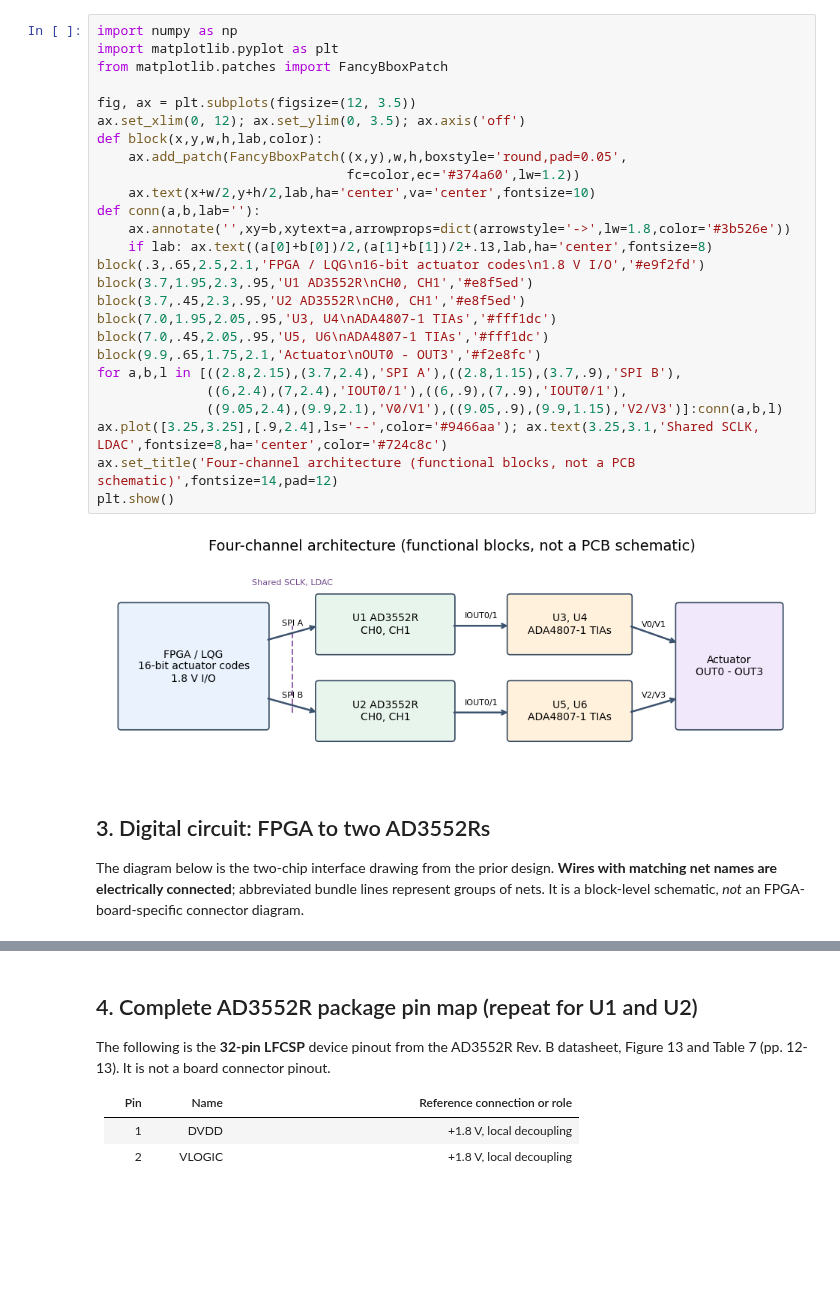
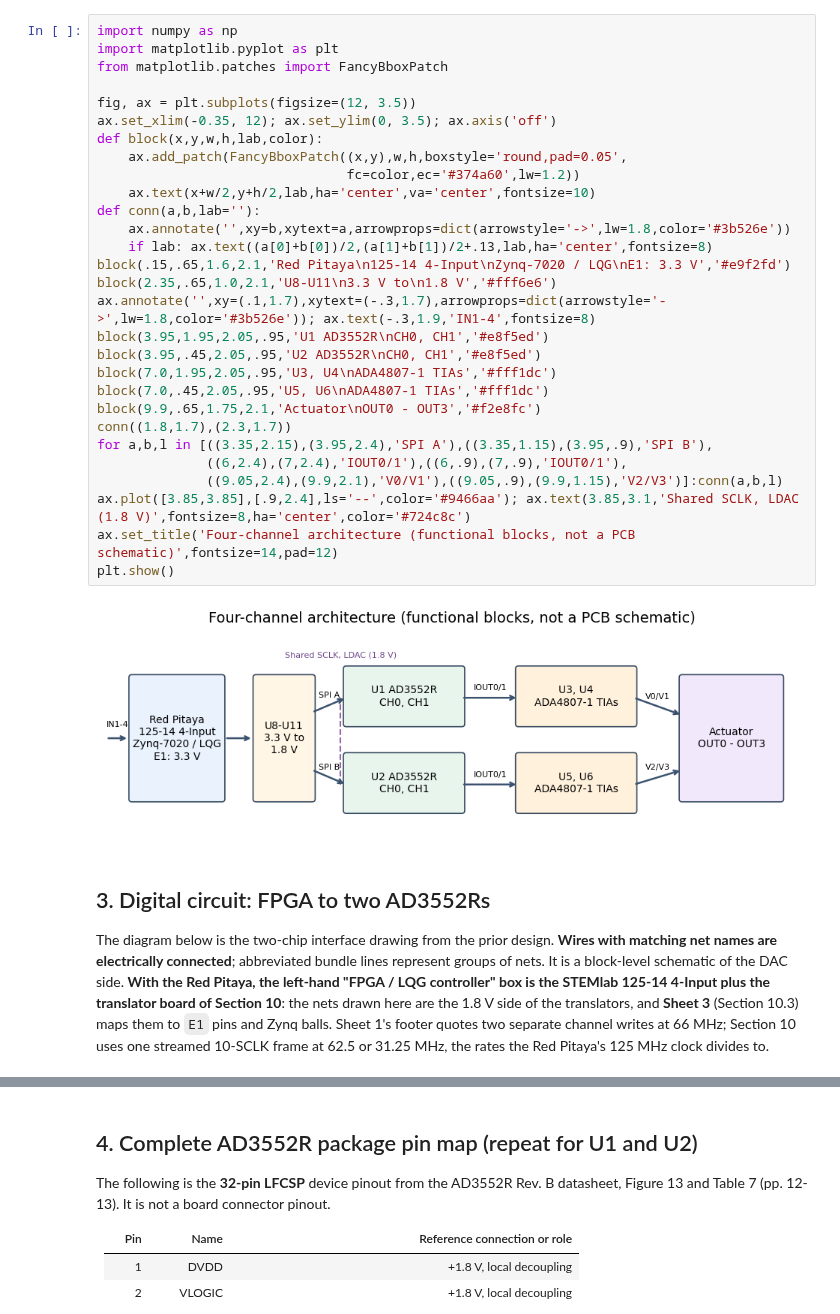
Before and after one commit to phwl/doodle, a Jupyter notebook: FPGA-based-LQG-and-HIL-simulator-for-nanomechanical-systems/pylqg_project/notebooks/AD3552R_four_channel_DAC_circuit_design_tutorial.ipynb, the cells around one changed output, grey strips where cells are left out. Cells and saved outputs as stored; diff of their text form; blank space fills up the shorter version.

Commit message:
add pcb design

```diff
--- a/FPGA-based-LQG-and-HIL-simulator-for-nanomechanical-systems/pylqg_project/notebooks/AD3552R_four_channel_DAC_circuit_design_tutorial.ipynb
+++ b/FPGA-based-LQG-and-HIL-simulator-for-nanomechanical-systems/pylqg_project/notebooks/AD3552R_four_channel_DAC_circuit_design_tutorial.ipynb
@@ -46,35 +51,38 @@ The original design study considers a plant sensed every $T_s=64$ ns and a **lif
 # %%
 import numpy as np
 import matplotlib.pyplot as plt
 from matplotlib.patches import FancyBboxPatch
 
 fig, ax = plt.subplots(figsize=(12, 3.5))
-ax.set_xlim(0, 12); ax.set_ylim(0, 3.5); ax.axis('off')
+ax.set_xlim(-0.35, 12); ax.set_ylim(0, 3.5); ax.axis('off')
 def block(x,y,w,h,lab,color):
     ax.add_patch(FancyBboxPatch((x,y),w,h,boxstyle='round,pad=0.05',
                                 fc=color,ec='#374a60',lw=1.2))
     ax.text(x+w/2,y+h/2,lab,ha='center',va='center',fontsize=10)
 def conn(a,b,lab=''):
     ax.annotate('',xy=b,xytext=a,arrowprops=dict(arrowstyle='->',lw=1.8,color='#3b526e'))
     if lab: ax.text((a[0]+b[0])/2,(a[1]+b[1])/2+.13,lab,ha='center',fontsize=8)
-block(.3,.65,2.5,2.1,'FPGA / LQG\n16-bit actuator codes\n1.8 V I/O','#e9f2fd')
-block(3.7,1.95,2.3,.95,'U1 AD3552R\nCH0, CH1','#e8f5ed')
-block(3.7,.45,2.3,.95,'U2 AD3552R\nCH0, CH1','#e8f5ed')
+block(.15,.65,1.6,2.1,'Red Pitaya\n125-14 4-Input\nZynq-7020 / LQG\nE1: 3.3 V','#e9f2fd')
+block(2.35,.65,1.0,2.1,'U8-U11\n3.3 V to\n1.8 V','#fff6e6')
+ax.annotate('',xy=(.1,1.7),xytext=(-.3,1.7),arrowprops=dict(arrowstyle='->',lw=1.8,color='#3b526e')); ax.text(-.3,1.9,'IN1-4',fontsize=8)
+block(3.95,1.95,2.05,.95,'U1 AD3552R\nCH0, CH1','#e8f5ed')
+block(3.95,.45,2.05,.95,'U2 AD3552R\nCH0, CH1','#e8f5ed')
 block(7.0,1.95,2.05,.95,'U3, U4\nADA4807-1 TIAs','#fff1dc')
 block(7.0,.45,2.05,.95,'U5, U6\nADA4807-1 TIAs','#fff1dc')
 block(9.9,.65,1.75,2.1,'Actuator\nOUT0 - OUT3','#f2e8fc')
-for a,b,l in [((2.8,2.15),(3.7,2.4),'SPI A'),((2.8,1.15),(3.7,.9),'SPI B'),
+conn((1.8,1.7),(2.3,1.7))
+for a,b,l in [((3.35,2.15),(3.95,2.4),'SPI A'),((3.35,1.15),(3.95,.9),'SPI B'),
               ((6,2.4),(7,2.4),'IOUT0/1'),((6,.9),(7,.9),'IOUT0/1'),
               ((9.05,2.4),(9.9,2.1),'V0/V1'),((9.05,.9),(9.9,1.15),'V2/V3')]:conn(a,b,l)
-ax.plot([3.25,3.25],[.9,2.4],ls='--',color='#9466aa'); ax.text(3.25,3.1,'Shared SCLK, LDAC',fontsize=8,ha='center',color='#724c8c')
+ax.plot([3.85,3.85],[.9,2.4],ls='--',color='#9466aa'); ax.text(3.85,3.1,'Shared SCLK, LDAC (1.8 V)',fontsize=8,ha='center',color='#724c8c')
 ax.set_title('Four-channel architecture (functional blocks, not a PCB schematic)',fontsize=14,pad=12)
 plt.show()
 # %% [output]
-[figure, old version]
+[figure, new version]
 # %% [markdown]
 ## 3. Digital circuit: FPGA to two AD3552Rs
 
-The diagram below is the two-chip interface drawing from the prior design. **Wires with matching net names are electrically connected**; abbreviated bundle lines represent groups of nets. It is a block-level schematic, *not* an FPGA-board-specific connector diagram.
+The diagram below is the two-chip interface drawing from the prior design. **Wires with matching net names are electrically connected**; abbreviated bundle lines represent groups of nets. It is a block-level schematic of the DAC side. **With the Red Pitaya, the left-hand "FPGA / LQG controller" box is the STEMlab 125-14 4-Input plus the translator board of Section 10**: the nets drawn here are the 1.8 V side of the translators, and **Sheet 3** (Section 10.3) maps them to `E1` pins and Zynq balls. Sheet 1's footer quotes two separate channel writes at 66 MHz; Section 10 uses one streamed 10-SCLK frame at 62.5 or 31.25 MHz, the rates the Red Pitaya's 125 MHz clock divides to.
 # %% [markdown]
 ![Sheet 1: dual-device quad-SPI interface and four synchronized outputs](attachment:AD3552R_2chip_digital_interface_ADA4807.png)
 
```
Also changed, not shown: parts of 36 cells of this notebook, 1 other file.
